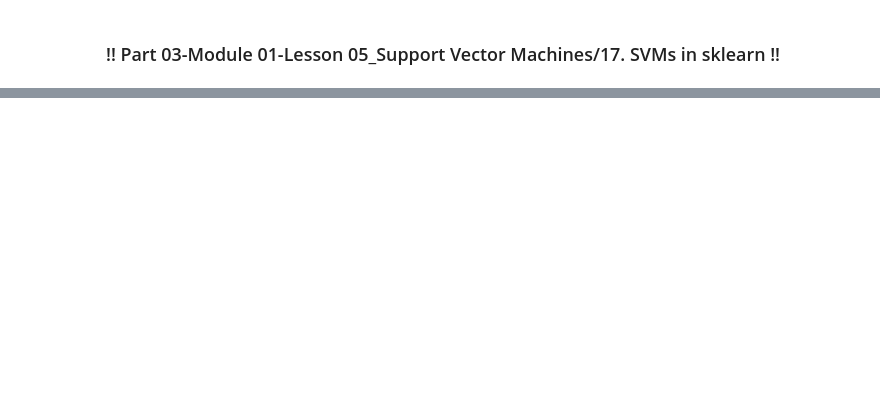
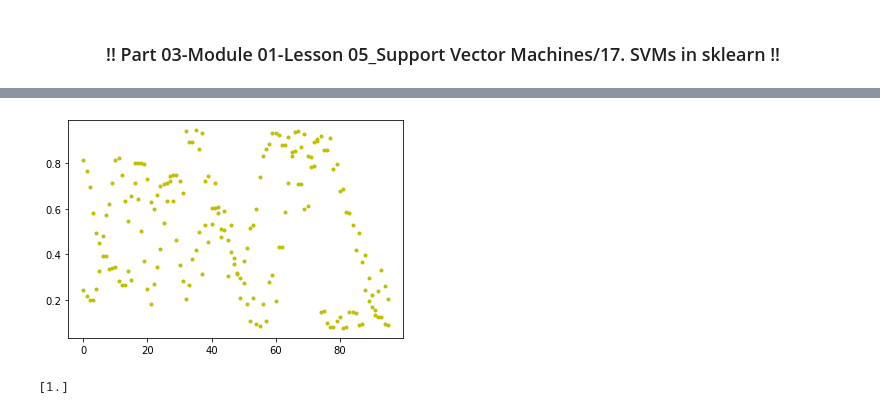
Before and after one commit to MKarimi21/FunnyTraining, a Jupyter notebook: MchineLearningNanoDegree/Part03/Part03_MLNaNoDeUdacity.ipynb, the cells around one changed output, grey strips where cells are left out. Drawn from its saved outputs; the diff is of its cells as text; code cells hidden in the pictures; blank space fills up the shorter version.

Commit message:
finish svm with data

```diff
--- a/MchineLearningNanoDegree/Part03/Part03_MLNaNoDeUdacity.ipynb
+++ b/MchineLearningNanoDegree/Part03/Part03_MLNaNoDeUdacity.ipynb
@@ -425,0 +443,29 @@ You'll need to complete each of the following steps:
+# %%
+from matplotlib.pyplot import plot
+import numpy as np
+import pandas as pd
+
+svm_data = np.asarray(pd.read_csv('data/svm_data.csv', header=None))
+
+X = svm_data[:, 0:2]
+y = svm_data[:, 2]
+
+plot(X, 'y.');
+# %% [output]
+[figure, added]
+# %%
+from sklearn.svm import SVC
+from sklearn.metrics import accuracy_score
+
+
+model_svm = SVC(kernel='rbf', gamma=27)
+
+model_svm.fit(X, y)
+
+y_pred_svm = model_svm.predict(X)
+
+acc_svm = accuracy_score(y, y_pred_svm)
+
+print(model_svm.predict([[0.26, 0.99]]))
+# %% [output]
+[1.]
```
Also changed, not shown: parts of 2 cells of this notebook, 1 other file.
